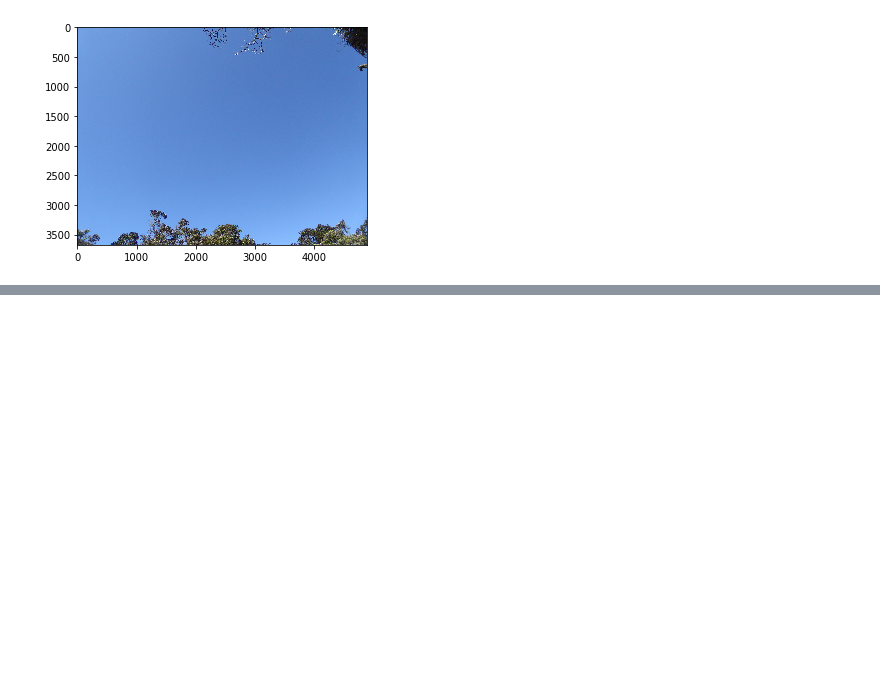
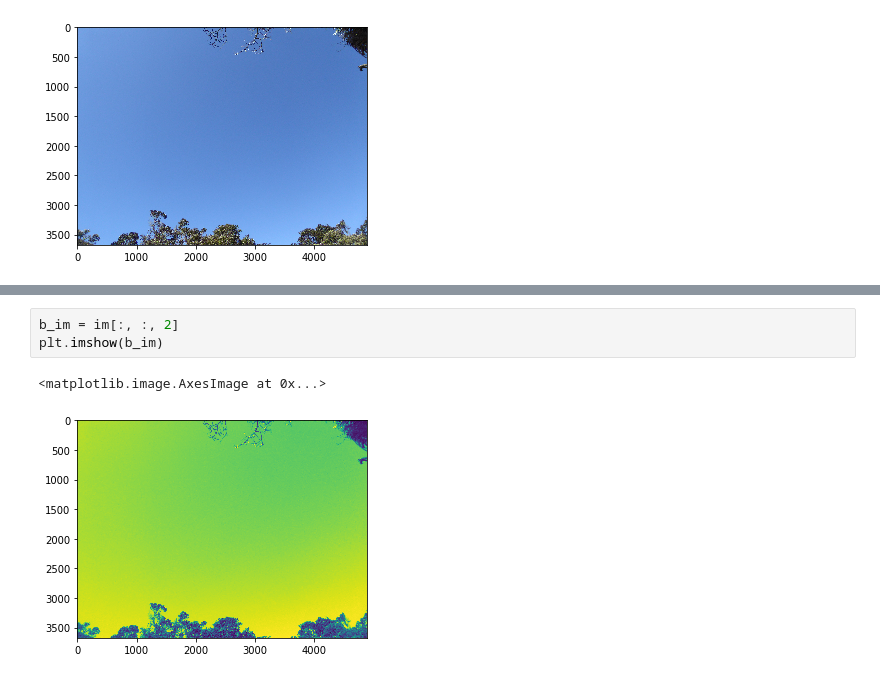
Before and after one commit to cfp106022130/10720PHYS290000, a Jupyter notebook: image.ipynb, the cells around one changed output, grey strips where cells are left out. Saved outputs shown, nothing was run; the diff lists cells and outputs as text; blank space fills up the shorter version.

```diff
--- a/image.ipynb
+++ b/image.ipynb
@@ -11,0 +28,6 @@ plt.imshow(im)
+# %%
+b_im = im[:, :, 2]
+plt.imshow(b_im)
+# %% [output]
+<matplotlib.image.AxesImage at 0x...>
+[figure, added]
```
Also changed, not shown: parts of 7 cells of this notebook.
